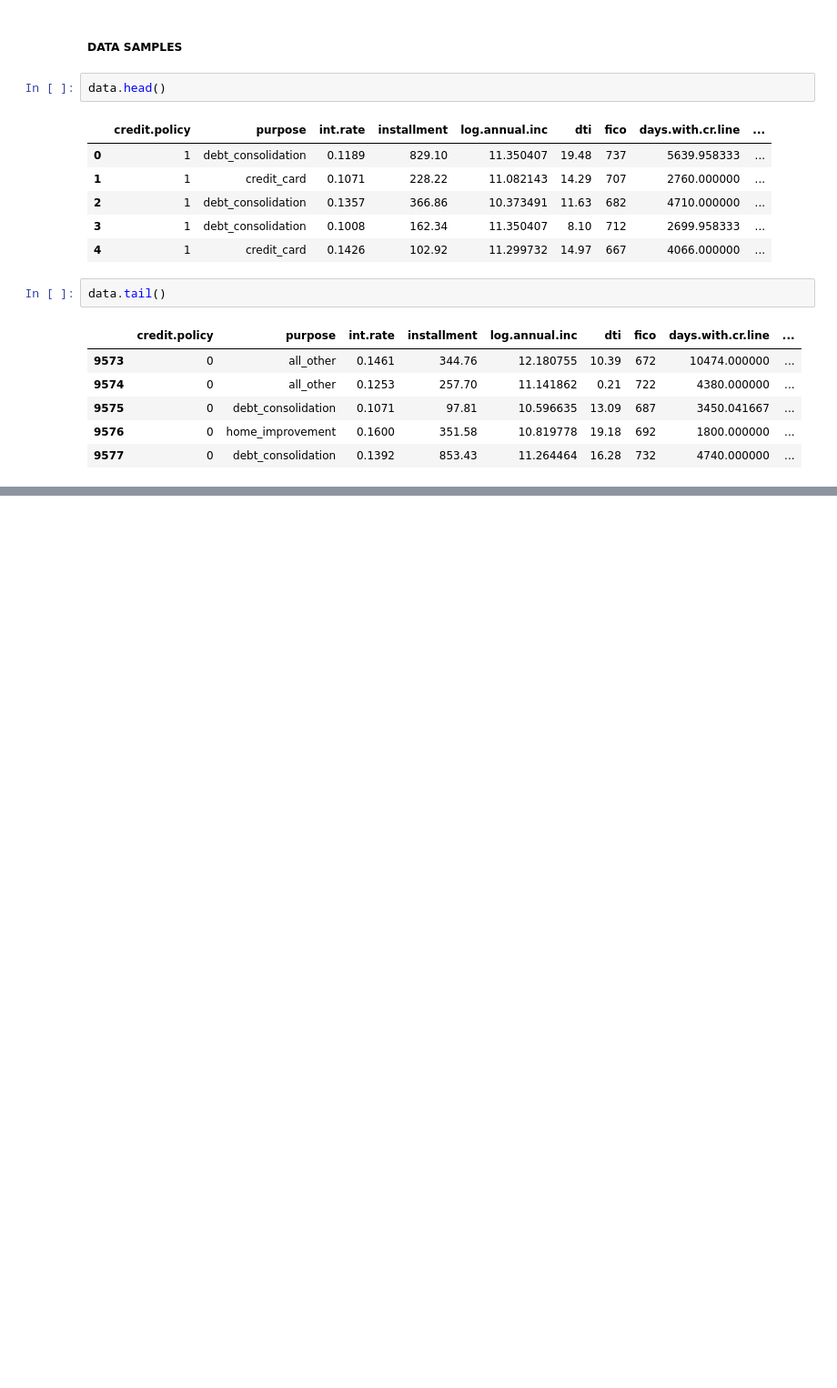
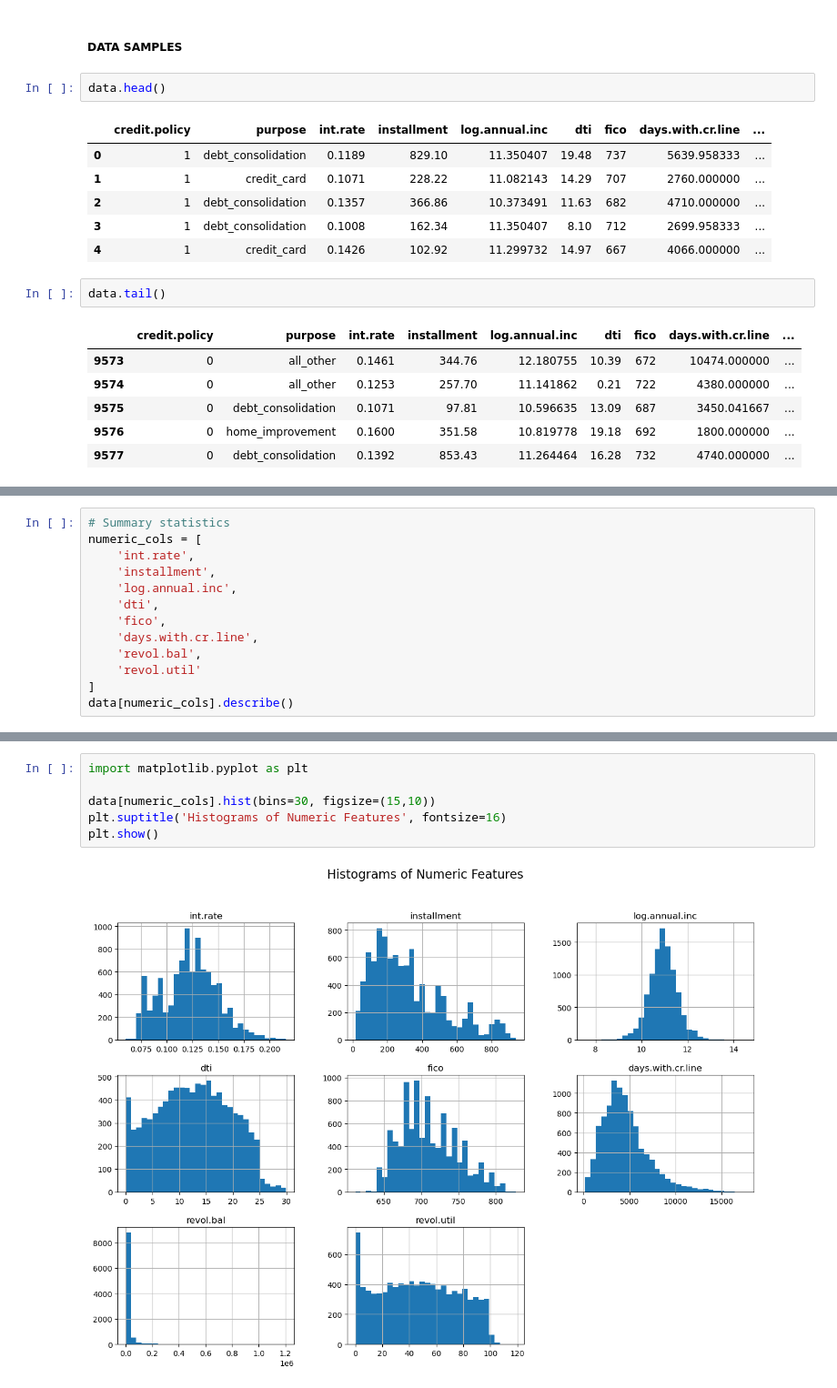
Before and after one commit to OmarAymanZaid/credit_risk_assessment_MachineLearning, a Jupyter notebook: notebooks/1_DataPreprocessing.ipynb, the cells around one changed output, grey strips where cells are left out. Shown at 91% size. Cells and saved outputs as stored; diff of their text form; blank space fills up the shorter version.

Commit message:
DataExploration: Checking for outliers

```diff
--- a/notebooks/1_DataPreprocessing.ipynb
+++ b/notebooks/1_DataPreprocessing.ipynb
@@ -91,0 +80,13 @@ data.describe()
+# %%
+# Summary statistics
+numeric_cols = [
+    'int.rate',
+    'installment',
+    'log.annual.inc',
+    'dti',
+    'fico',
+    'days.with.cr.line',
+    'revol.bal',
+    'revol.util'
+]
+data[numeric_cols].describe()
@@ -91,0 +103,8 @@ data.describe()
+# %%
+import matplotlib.pyplot as plt
+
+data[numeric_cols].hist(bins=30, figsize=(15,10))
+plt.suptitle('Histograms of Numeric Features', fontsize=16)
+plt.show()
+# %% [output]
+[figure, added]
```
Also changed, not shown: parts of 8 cells of this notebook.
